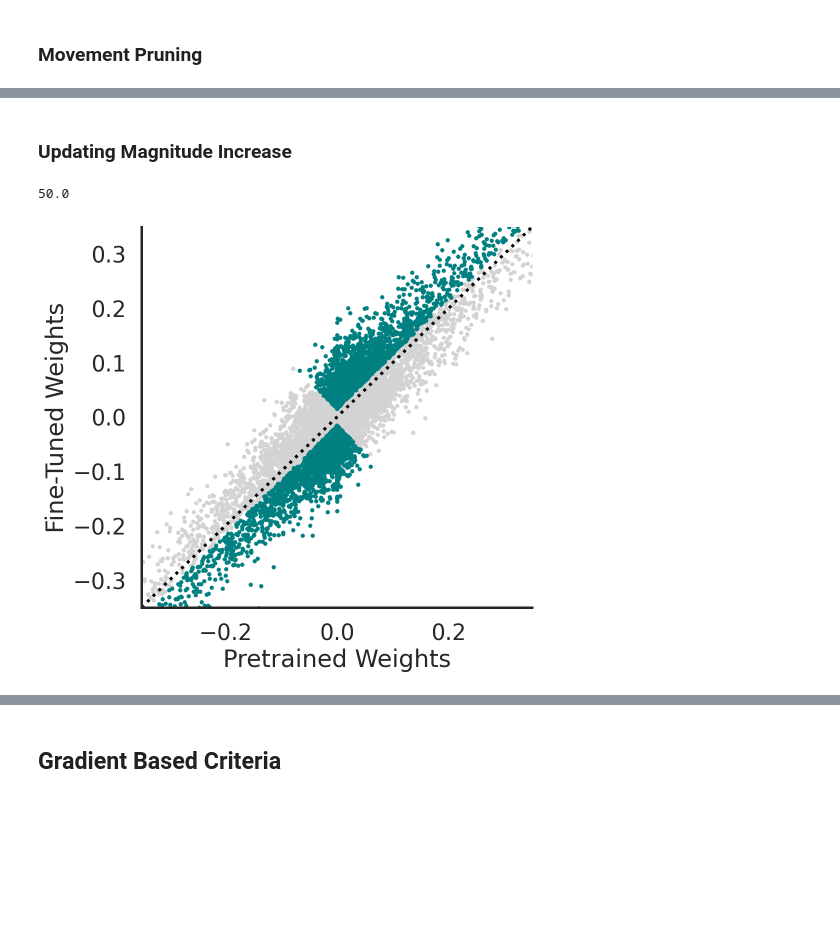
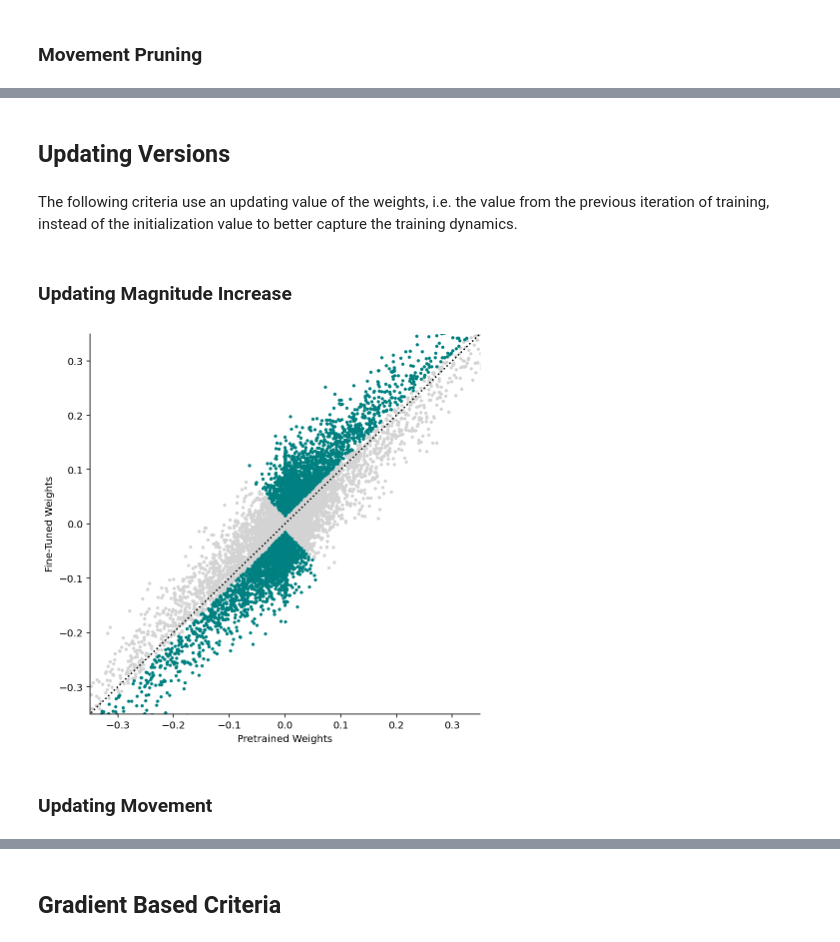
Before and after one commit to nathanhubens/fasterai, a Jupyter notebook: nbs/0b_criteria.ipynb, the cells around one changed output, grey strips where cells are left out. Cells and saved outputs as stored; diff of their text form; code cells hidden in the pictures; blank space fills up the shorter version.

```diff
--- a/nbs/0b_criteria.ipynb
+++ b/nbs/0b_criteria.ipynb
@@ -312,2 +190,6 @@ demo_model(movement)
+# %% [markdown]
+## Updating Versions
+# %% [markdown]
+The following criteria use an updating value of the weights, i.e. the value from the previous iteration of training, instead of the initialization value to better capture the training dynamics.
 # %% [markdown]
 ### Updating Magnitude Increase
@@ -340,5 +196,9 @@ def updating_magnitude_increase(m, granularity):
+# %%
+#export
+updating_magnitude_increase = Criteria(torch.abs, needs_update=True, output_f= torch.sub)
 # %%
-demo_model(movement)
+demo_model(updating_magnitude_increase)
 # %% [output]
-50.0
-[figure, old version]
+[figure, new version]
+# %% [markdown]
+### Updating Movement
```
Also changed, not shown: parts of 33 cells of this notebook, 3 other files.
